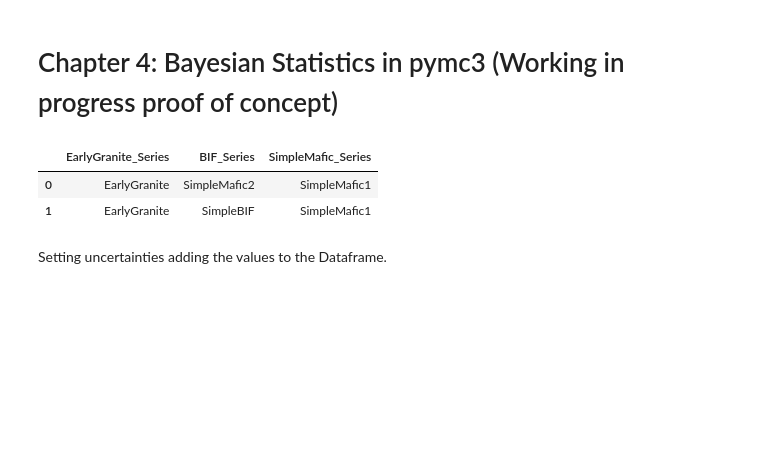
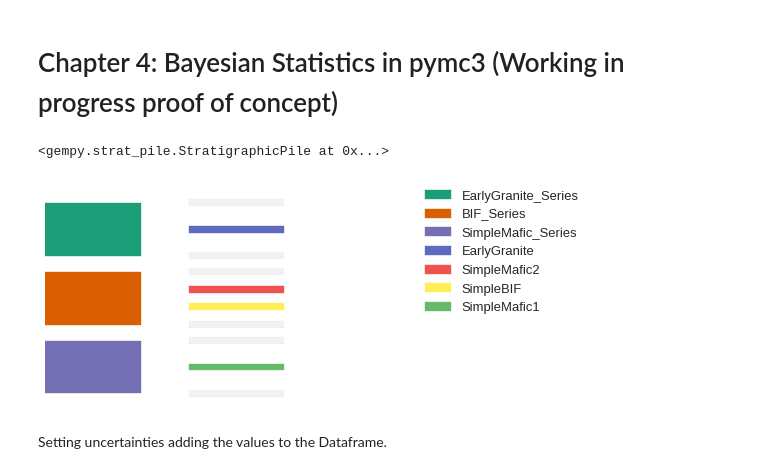
Before and after one commit to gempy-project/gempy, a Jupyter notebook: Tutorial/ch4.ipynb, the cells around one changed output. Saved outputs shown, nothing was run; the diff lists cells and outputs as text; code cells hidden in the pictures; blank space fills up the shorter version.

```diff
--- a/Tutorial/ch4.ipynb
+++ b/Tutorial/ch4.ipynb
@@ -18,15 +21,16 @@ geo_data = gp.read_pickle('../input_data/sandstone.pickle')
 # %%
 # Assigning series to formations as well as their order (timewise)
-gp.set_data_series(geo_data, {"EarlyGranite_Series": 'EarlyGranite',
+gp.set_series(geo_data, {"EarlyGranite_Series": 'EarlyGranite',
                               "BIF_Series":('SimpleMafic2', 'SimpleBIF'),
                               "SimpleMafic_Series":'SimpleMafic1'},
                       order_series = ["EarlyGranite_Series",
                                       "BIF_Series",
-                                      "SimpleMafic_Series"], verbose=1)
+                                      "SimpleMafic_Series"],
+                      order_formations= ['EarlyGranite', 'SimpleMafic2', 'SimpleBIF', 'SimpleMafic1'],
+              verbose=1)
 # %% [output]
-|  | EarlyGranite_Series | BIF_Series | SimpleMafic_Series |
-| 0 | EarlyGranite | SimpleMafic2 | SimpleMafic1 |
-| 1 | EarlyGranite | SimpleBIF | SimpleMafic1 |
+<gempy.strat_pile.StratigraphicPile at 0x...>
+[figure, added]
 # %% [markdown]
 Setting uncertainties adding the values to the Dataframe.
 # %%
```
Also changed, not shown: parts of 15 cells of this notebook, 4 other files.
